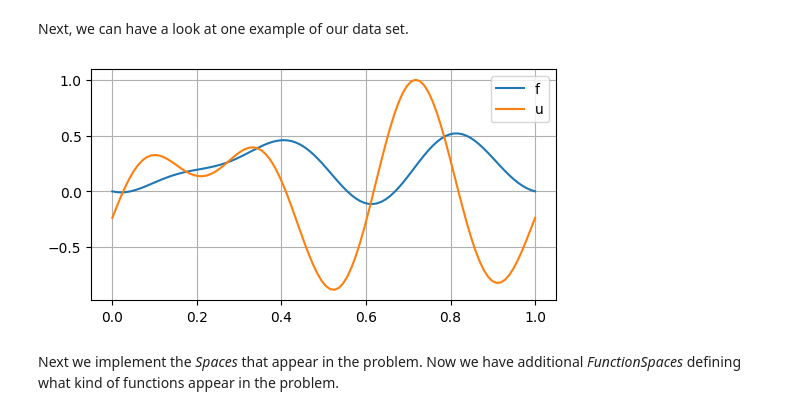
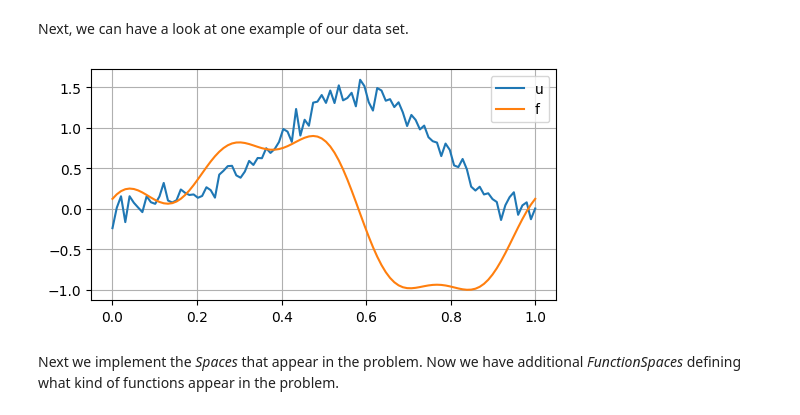
Before and after one commit to TomF98/torchphysics, a Jupyter notebook: examples/Track2/Day1/Exercise_5.ipynb, the cells around one changed output. Saved outputs shown, nothing was run; the diff lists cells and outputs as text; code cells hidden in the pictures.

Commit message:
Add noise to inverse problems
Signed-off-by: Tom Freudenberg <tomfre@uni-bremen.de>

```diff
--- a/examples/Track2/Day1/Exercise_5.ipynb
+++ b/examples/Track2/Day1/Exercise_5.ipynb
@@ -23,6 +23,8 @@ save_path = "/localdata/tomfre/Data_integrator"
 # Now we switch the roles of u and f:
 output_f = torch.load(f"{save_path}/input_f.pt")
 input_u = torch.load(f"{save_path}/output_u.pt")
+
+input_u += 0.1*torch.randn_like(input_u) # Here, we add some noise
 
 print("Time discretization:", input_u.shape[1])
 print("Available data points:", len(input_u))
@@ -37,15 +39,15 @@ Shape of data: torch.Size([20000, 100, 1])
 # %% [markdown]
 Next, we can have a look at one example of our data set.
 # %%
-example_idx = 19
+example_idx = 0
 plt.figure(0, figsize=(6, 3))
 time_grid = torch.linspace(0, 1, in_discretization)
 plt.plot(time_grid, input_u[example_idx])
 plt.plot(time_grid, output_f[example_idx])
 plt.grid()
-leg = plt.legend(["f", "u"])
+leg = plt.legend(["u", "f"])
 # %% [output]
-[figure, old version]
+[figure, new version]
 # %% [markdown]
 Next we implement the *Spaces* that appear in the problem. Now we have additional *FunctionSpaces* defining what kind of functions appear in the problem.
 # %%
```
Also changed, not shown: parts of 3 cells of this notebook, 3 other files.
